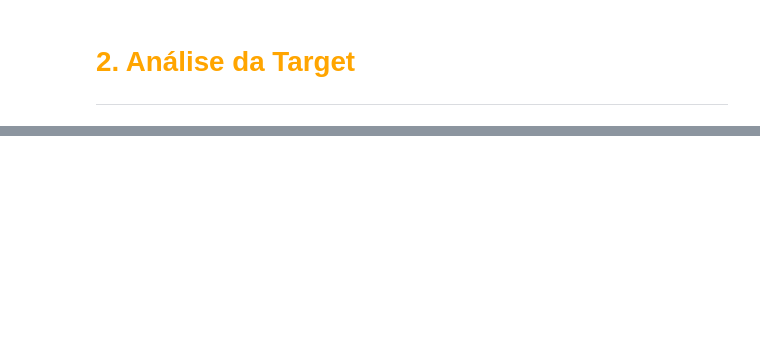
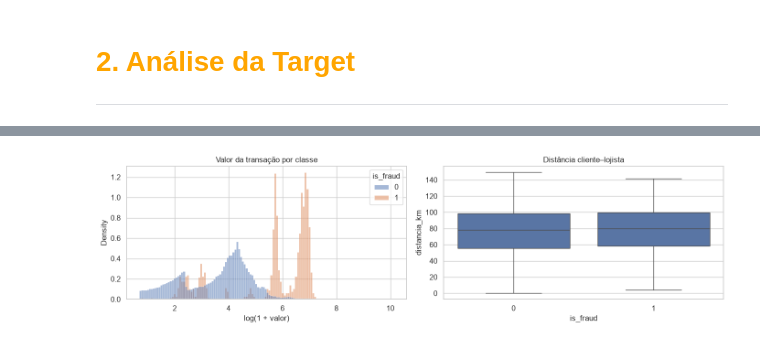
Before and after one commit to leonardovargas10/Modelo_Deteccao_Fraude, a Jupyter notebook: Modelo_Deteccao_Fraude.ipynb, the cells around one changed output, grey strips where cells are left out. Drawn from its saved outputs; the diff is of its cells as text; code cells hidden in the pictures; blank space fills up the shorter version.

```diff
--- a/Modelo_Deteccao_Fraude.ipynb
+++ b/Modelo_Deteccao_Fraude.ipynb
@@ -1875,0 +394,13 @@ Modelo de risk_transaction Treinado e Salvo com Sucesso!
+# %%
+def define_amostra(data):
+    return np.select([
+        data < pd.Timestamp('2020-01-01'),
+        data < pd.Timestamp('2020-04-01'),
+        data < pd.Timestamp('2020-06-01'),
+        data < pd.Timestamp('2020-06-21 12:14:00'),
+        data < pd.Timestamp('2020-10-01')],
+        ['Treino','Validacao','Calibracao','Politica','Teste'], default='OOT')
+
+df_raw['amostra'] = define_amostra(df_raw.trans_date_trans_time)
+resumo_amostras = df_raw.groupby('amostra').is_fraud.agg(qtd='size', fraudes='sum', taxa_fraude='mean')
+display(resumo_amostras.reindex(['Treino','Validacao','Calibracao','Politica','Teste','OOT']))
@@ -1875,0 +424,6 @@ Modelo de risk_transaction Treinado e Salvo com Sucesso!
+# %%
+df_eda = df_raw.loc[df_raw.amostra.eq('Treino')].copy()
+df_eda['idade'] = (df_eda.trans_date_trans_time-df_eda.dob).dt.days/365.25
+df_eda['distancia_km'] = haversine_km(df_eda.lat,df_eda.long,df_eda.merch_lat,df_eda.merch_long)
+display(analisa_distribuicao_via_percentis(df_eda, ['amt','idade','city_pop','distancia_km']))
+display(df_eda.groupby('is_fraud')[['amt','idade','city_pop','distancia_km']].median().T)
@@ -1875,0 +441,10 @@ Modelo de risk_transaction Treinado e Salvo com Sucesso!
+# %%
+amostra_plot = df_eda.sample(min(200000,len(df_eda)), random_state=RANDOM_STATE)
+fig, ax = plt.subplots(1,2,figsize=(14,4))
+sns.histplot(data=amostra_plot, x=np.log1p(amostra_plot.amt), hue='is_fraud', stat='density', common_norm=False, ax=ax[0])
+ax[0].set_xlabel('log(1 + valor)'); ax[0].set_title('Valor da transação por classe')
+sns.boxplot(data=amostra_plot, x='is_fraud', y='distancia_km', showfliers=False, ax=ax[1])
+ax[1].set_title('Distância cliente–lojista')
+plt.tight_layout(); plt.show()
+# %% [output]
+[figure, added]
```
Also changed, not shown: parts of 108 cells of this notebook, 8 other files.
